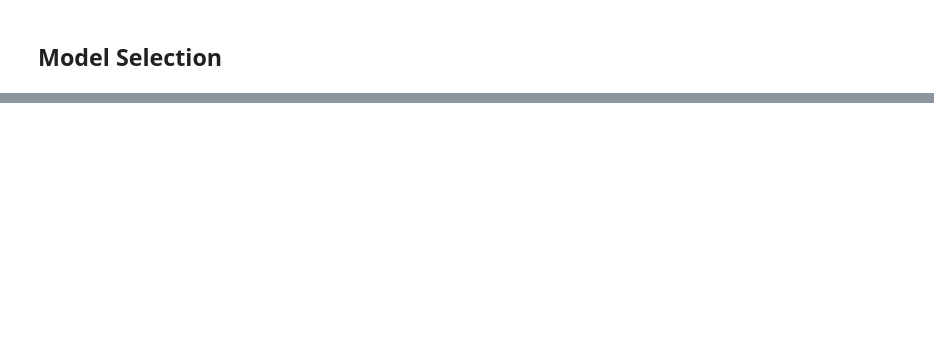
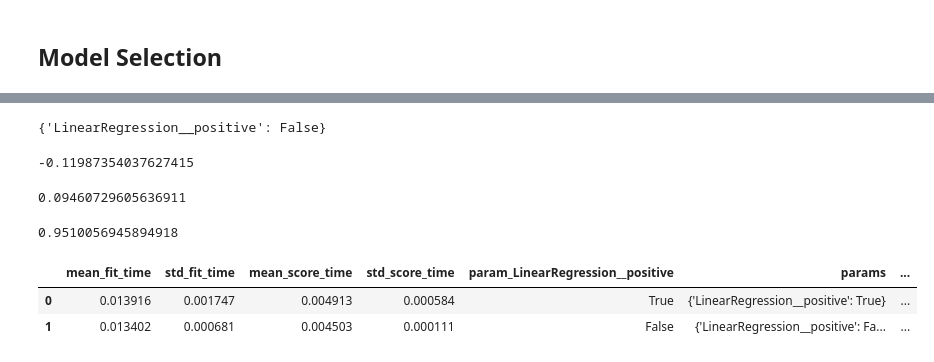
Before and after one commit to SarkarPriyanshu/USHousingMarketAnalysis, a Jupyter notebook: 03_Model_Development_Evaluation.ipynb, the cells around one changed output, grey strips where cells are left out. Drawn from its saved outputs; the diff is of its cells as text; code cells hidden in the pictures; blank space fills up the shorter version.

```diff
--- a/03_Model_Development_Evaluation.ipynb
+++ b/03_Model_Development_Evaluation.ipynb
@@ -187,0 +234,13 @@ for result in results_list:
+# %%
+pipe = Pipeline([
+        # Apply BoxCoxTransformer to variables in df columns
+        ('BoxCoxTransformer', BoxCoxTransformer(variables=list(df.columns[1:]))),
+        # Standardize the features
+        ('StandardScaler', StandardScaler()),
+        # Add the specific model to the pipeline
+        ('LinearRegression',LinearRegression())  # model_info[0] is the model name, model_info[-1] is the model object
+  ])
+
+param_grid={
+    'LinearRegression__positive':[True,False]
+}
@@ -187,0 +266,8 @@ for result in results_list:
+# %%
+GScv.best_params_
+# %% [output]
+{'LinearRegression__positive': False}
+# %%
+GScv.best_score_
+# %% [output]
+-0.11987354037627415
@@ -187,0 +276,14 @@ for result in results_list:
+# %%
+np.sqrt(mean_squared_error(y_test, X_test_predictions))
+# %% [output]
+0.09460729605636911
+# %%
+r2_score(y_test, X_test_predictions)
+# %% [output]
+0.9510056945894918
+# %%
+pd.DataFrame(GScv.cv_results_)
+# %% [output]
+|  | mean_fit_time | std_fit_time | mean_score_time | std_score_time | param_LinearRegression__positive | params | ... |
+| 0 | 0.013916 | 0.001747 | 0.004913 | 0.000584 | True | {'LinearRegression__positive': True} | ... |
+| 1 | 0.013402 | 0.000681 | 0.004503 | 0.000111 | False | {'LinearRegression__positive': Fa... | ... |
```
Also changed, not shown: parts of 18 cells of this notebook.
